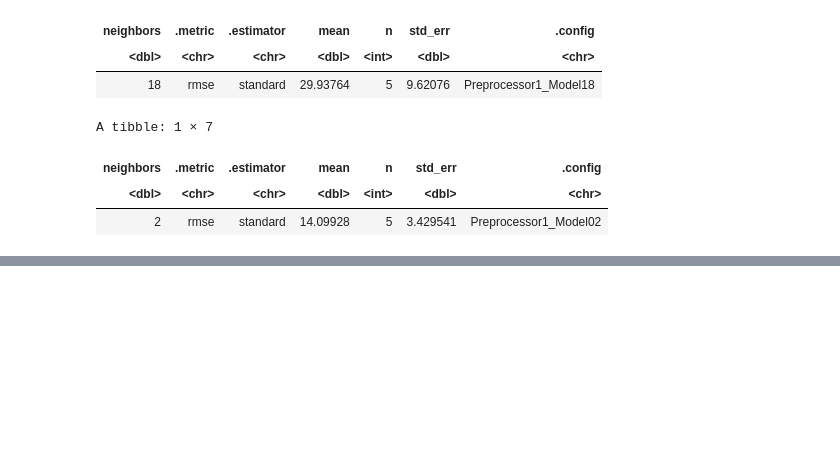
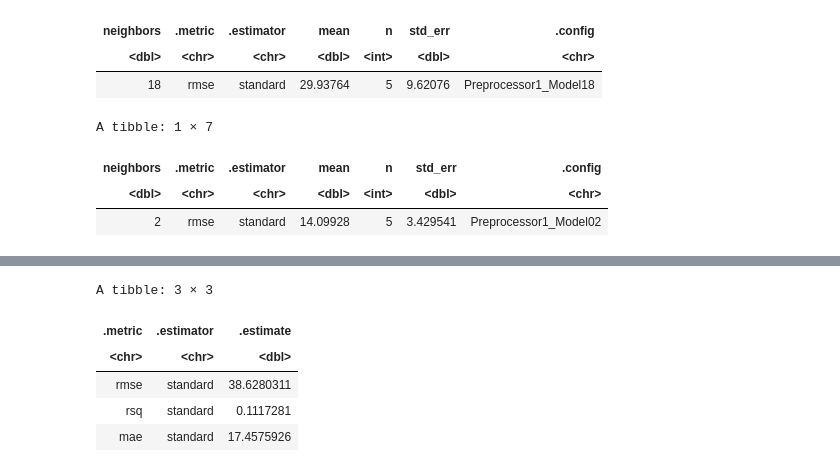
Before and after one commit to harpreeto6/Data_Science_Project, a Jupyter notebook: Minecraft_Analysis.ipynb, the cells around one changed output, grey strips where cells are left out. Cells and saved outputs as stored; diff of their text form; code cells hidden in the pictures; blank space fills up the shorter version.

```diff
--- a/Minecraft_Analysis.ipynb
+++ b/Minecraft_Analysis.ipynb
@@ -165,9 +165,14 @@ merged_final_age_split <- initial_split(merged_final, prop = .75, strata = age)
 hours_age_training <- training(merged_final_age_split)
 hours_age_testing <- testing(merged_final_age_split)
 
-hours_experience_split <- initial_split(merged_final, prop = .75, strata = experience_numeric)
+merged_experience_numeric <- merged_final |>
+                            mutate(experience_numeric = as.numeric(experience_numeric))
+
+hours_experience_split <- initial_split(merged_experience_numeric, prop = .75, strata = experience_numeric)
 hours_experience_training <- training(hours_experience_split)
 hours_experience_testing <- testing(hours_experience_split)
+
+
 
 hours_sessions_split <- initial_split(merged_final, prop = .75, strata = number_of_sessions)
 hours_sessions_training <- training(hours_sessions_split)
@@ -266,0 +298,26 @@ A tibble: 1 × 7
+# %%
+k_min_experience <- hours_experience_min |>
+         pull(neighbors)
+
+hours_experience_best_spec <- nearest_neighbor(weight_func = "rectangular", neighbors = k_min_experience) |>
+         set_engine("kknn") |>
+         set_mode("regression")
+
+hours_experience_best_fit <- workflow() |>
+         add_recipe(hours_experience_recipe) |>
+         add_model(hours_experience_best_spec) |>
+         fit(data = hours_experience_training)
+
+hours_experience_summary <- hours_experience_best_fit |>
+          predict(hours_experience_testing) |>
+          bind_cols(hours_experience_testing) |>
+          metrics(truth = played_hours, estimate = .pred)
+
+hours_experience_summary
+# %% [output]
+A tibble: 3 × 3
+| .metric | .estimator | .estimate |
+| <chr> | <chr> | <dbl> |
+| rmse | standard | 38.6280311 |
+| rsq | standard | 0.1117281 |
+| mae | standard | 17.4575926 |
```
Also changed, not shown: parts of 4 cells of this notebook.
